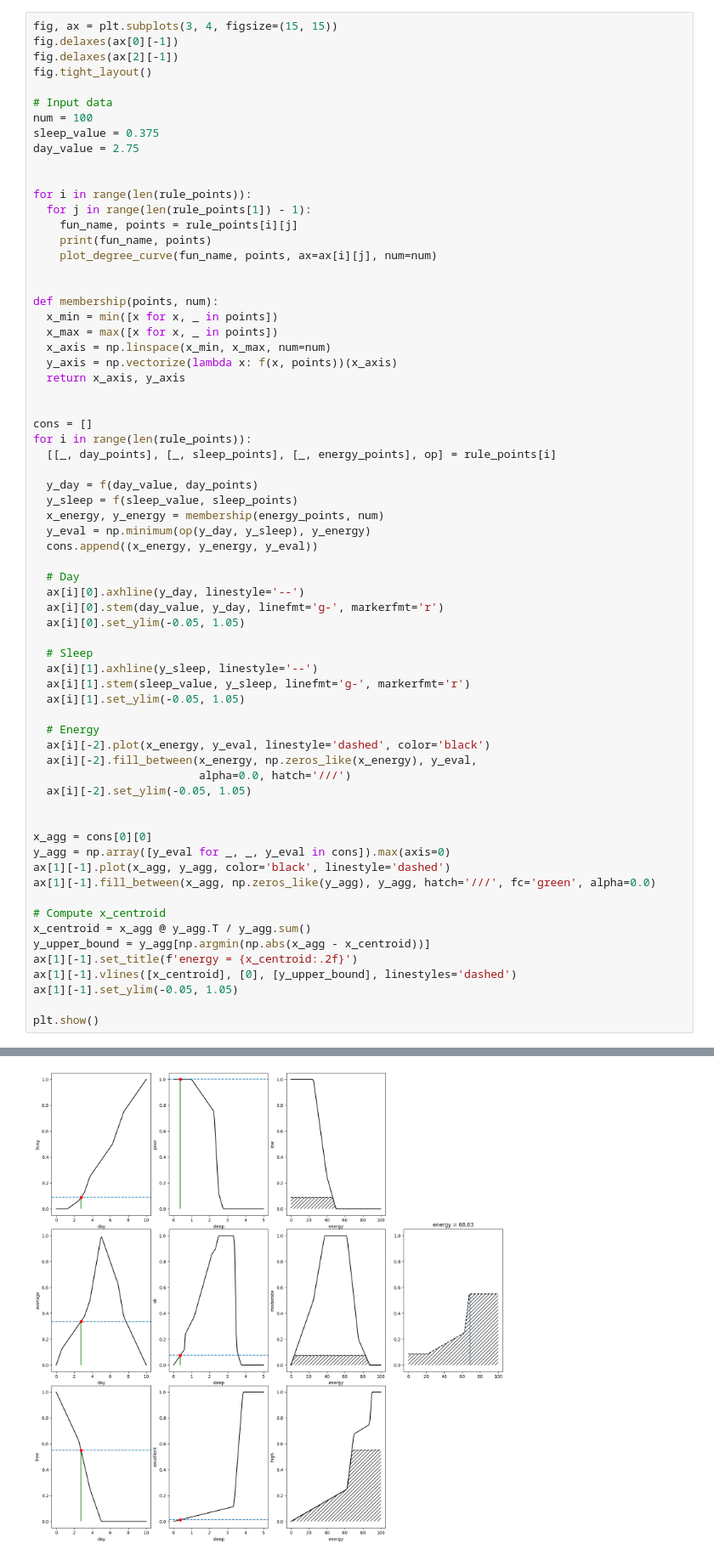
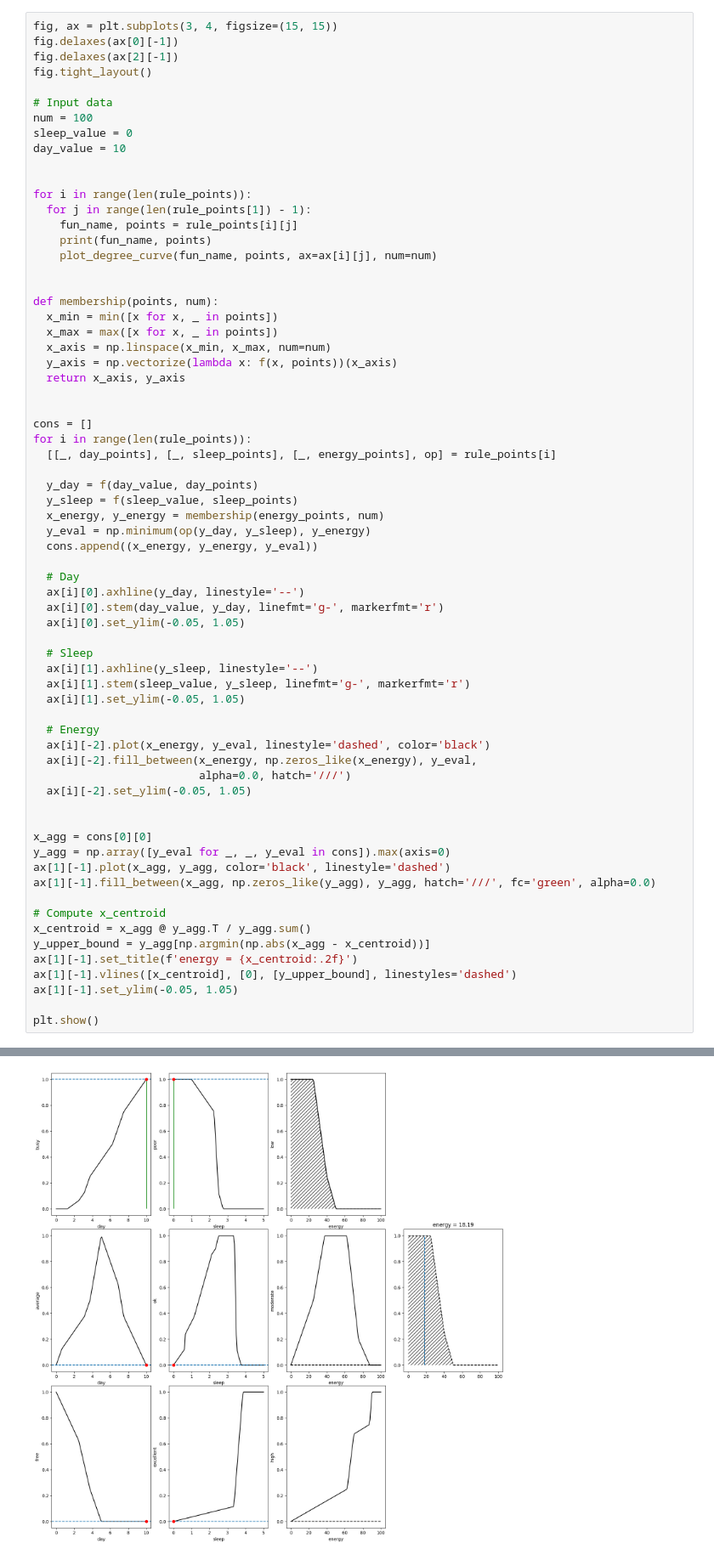
Before and after one commit to fusedbloxxer/ub-g11-krr, a Jupyter notebook: temp/main.ipynb, the cells around one changed output, grey strips where cells are left out. Shown at 85% size. Saved outputs shown, nothing was run; the diff lists cells and outputs as text.

```diff
--- a/temp/main.ipynb
+++ b/temp/main.ipynb
@@ -328,8 +328,8 @@ fig.tight_layout()
 
 # Input data
 num = 100
-sleep_value = 0.375
-day_value = 2.75
+sleep_value = 0
+day_value = 10
 
 
 for i in range(len(rule_points)):
@@ -370,31 +370,31 @@ for i in range(len(rule_points)):
   # Energy
   ax[i][-2].plot(x_energy, y_eval, linestyle='dashed', color='black')
   ax[i][-2].fill_between(x_energy, np.zeros_like(x_energy), y_eval,
                          alpha=0.0, hatch='///')
   ax[i][-2].set_ylim(-0.05, 1.05)
 
 
 x_agg = cons[0][0]
 y_agg = np.array([y_eval for _, _, y_eval in cons]).max(axis=0)
 ax[1][-1].plot(x_agg, y_agg, color='black', linestyle='dashed')
 ax[1][-1].fill_between(x_agg, np.zeros_like(y_agg), y_agg, hatch='///', fc='green', alpha=0.0)
 
 # Compute x_centroid
 x_centroid = x_agg @ y_agg.T / y_agg.sum()
 y_upper_bound = y_agg[np.argmin(np.abs(x_agg - x_centroid))]
 ax[1][-1].set_title(f'energy = {x_centroid:.2f}')
 ax[1][-1].vlines([x_centroid], [0], [y_upper_bound], linestyles='dashed')
 ax[1][-1].set_ylim(-0.05, 1.05)
 
 plt.show()
 # %% [output]
 degree_day_busy [(0, 0), (1.25, 0), (2.5, 0.0625), (3.125, 0.125), (3.75, 0.25), (5, 0.375), (6.25, 0.5), (7.5, 0.75), (8.125, 0.8125), (10, 1)]
 degree_sleep_poor [(0, 1.0), (1.0, 1.0), (2.25, 0.75), (2.5, 0.125), (2.75, 0.0), (5, 0)]
 degree_energy_low [(0, 1), (25, 1), (40, 0.25), (50, 0), (100, 0)]
 degree_day_average [(0, 0), (0.625, 0.125), (1.875, 0.25), (3.125, 0.375), (3.75, 0.5), (5, 1.0), (6.25, 0.75), (6.875, 0.625), (7.5, 0.375), (10, 0)]
 degree_sleep_ok [(0.0, 0.0), (0.625, 0.125), (0.25, 0.128), (0.875, 0.3), (1.15, 0.375), (2.125, 0.857), (2.335, 0.9), (2.5, 1), (3.375, 1), (3.5, 0.125), (3.75, 0), (5, 0)]
 degree_energy_moderate [(0.0, 0.0), (25, 0.5), (37.5, 1), (62.2, 1), (68.4, 0.62), (75, 0.2), (87.5, 0), (100, 0)]
 degree_day_free [(0, 1.0), (2.5, 0.625), (3.75, 0.25), (4.375, 0.125), (5, 0), (10, 0)]
 degree_sleep_excellent [(0.0, 0.0), (3.35, 0.115), (3.85, 1.0), (5, 1)]
 degree_energy_high [(0, 0), (62.5, 0.25), (70, 0.675), (87.5, 0.75), (90, 1), (100, 1)]
-[figure, old version]
+[figure, new version]
```
Also changed, not shown: 3 other files.
